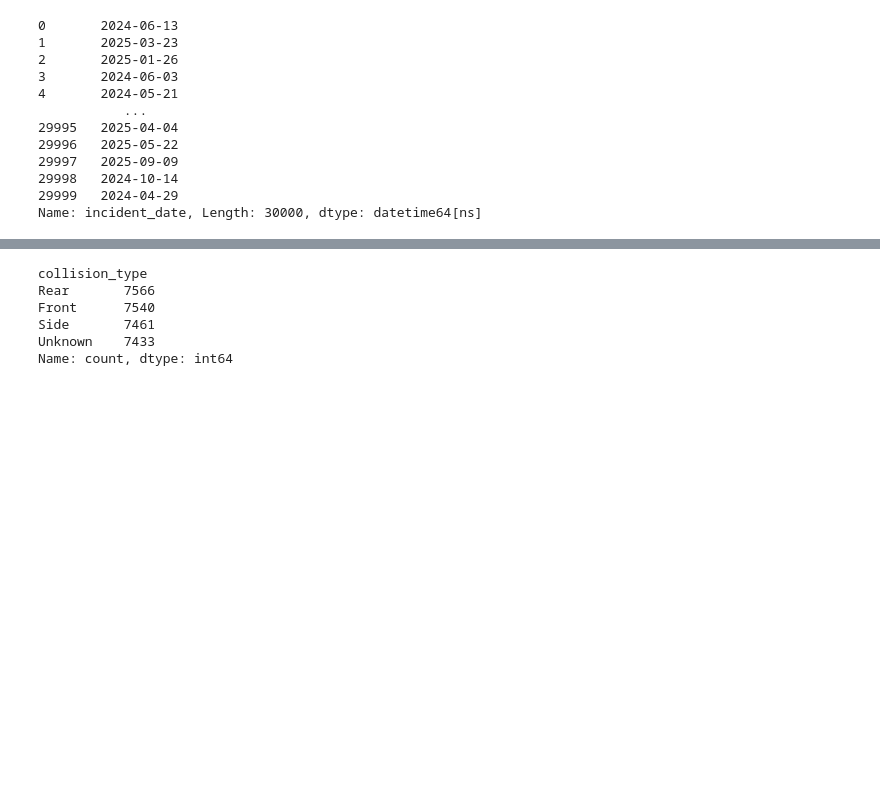
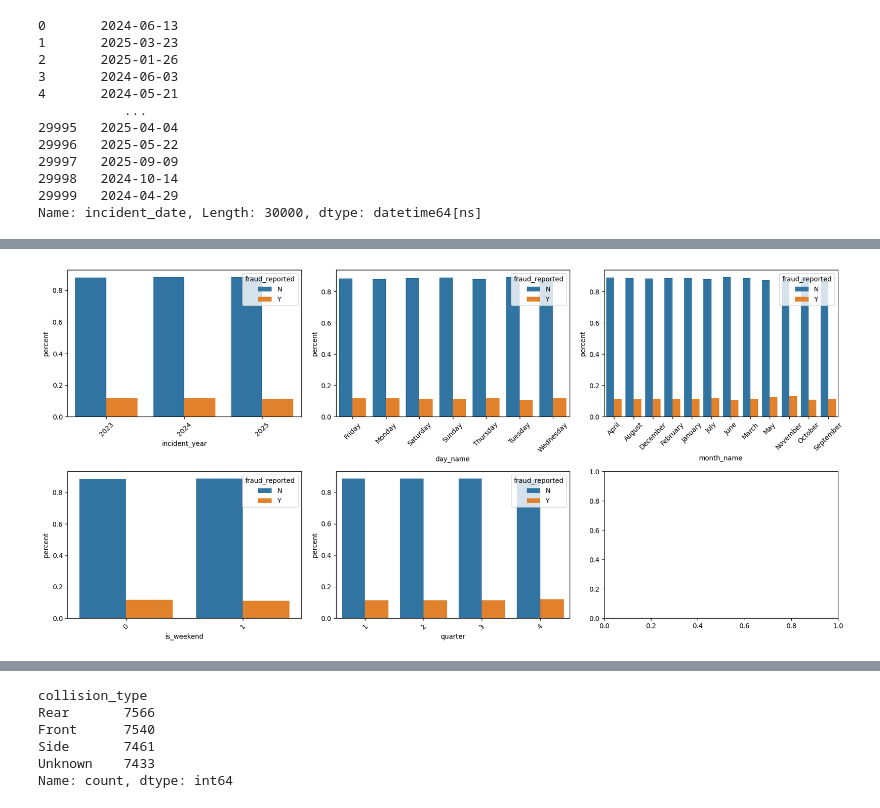
Before and after one commit to Salma-M-H/Car_Fraud_Insurance_Detection, a Jupyter notebook: car_insurance_fraud_detection.ipynb, the cells around one changed output, grey strips where cells are left out. Saved outputs shown, nothing was run; the diff lists cells and outputs as text; code cells hidden in the pictures; blank space fills up the shorter version.

Commit message:
more in data cleaning and feature engineering

```diff
--- a/car_insurance_fraud_detection.ipynb
+++ b/car_insurance_fraud_detection.ipynb
@@ -74,7 +77,7 @@ car_insurance_fraud_df.describe().T
 | claim_amount | 30000.0 | 10823.078981 | 6629.690781 | 266.74 | 5350.9475 | 10204.170 | 15381.8675 | 29719.87 |
 | total_claim_amount | 30000.0 | 12757.736600 | 7028.920069 | 502.18 | 6685.5075 | 12740.430 | 18809.9100 | 24999.72 |
 # %%
-car_insurance_fraud_df_copy.drop(columns=['policy_id'], inplace=True)
+car_insurance_fraud_df_copy.drop(columns=['policy_id','incident_city'], inplace=True)
 car_insurance_fraud_df_copy.head()
 # %% [output]
 |  | policy_state | policy_deductible | policy_annual_premium | insured_age | insured_sex | insured_education_level | ... |
@@ -166,7 +169,7 @@ fig, axes = plt.subplots(4, 3, figsize=(16, 16))
 
 axes = axes.flatten()
 
-for i, col in enumerate(categorical_columns.drop(['incident_city', 'incident_date'], axis=1)):
+for i, col in enumerate(categorical_columns.drop(['incident_date'], axis=1)):
     sns.countplot(data=car_insurance_fraud_df_copy, x=col, ax=axes[i])
     axes[i].set_title(col)
     axes[i].tick_params(axis='x', rotation=45)  # optional (for readability)
@@ -182,7 +185,7 @@ fig, axes = plt.subplots(4, 3, figsize=(16, 16))
 
 axes = axes.flatten()
 
-for i, col in enumerate(categorical_columns.drop(['incident_city', 'incident_date'], axis=1)):
+for i, col in enumerate(categorical_columns.drop(['incident_date'], axis=1)):
     temp = (
     car_insurance_fraud_df_copy
     .groupby(col)['fraud_reported']
@@ -280,3 +281,14 @@ car_insurance_fraud_df_copy['incident_date']
 29998   2024-10-14
 29999   2024-04-29
 Name: incident_date, Length: 30000, dtype: datetime64[ns]
+# %%
+car_insurance_fraud_df_copy['incident_year'] = car_insurance_fraud_df_copy['incident_date'].dt.year
+car_insurance_fraud_df_copy['incident_month'] = car_insurance_fraud_df_copy['incident_date'].dt.month
+car_insurance_fraud_df_copy['incident_month_day'] = car_insurance_fraud_df_copy['incident_date'].dt.day
+car_insurance_fraud_df_copy['incident_week_day'] = car_insurance_fraud_df_copy['incident_date'].dt.dayofweek
+car_insurance_fraud_df_copy['day_name'] = car_insurance_fraud_df_copy['incident_date'].dt.day_name()
+car_insurance_fraud_df_copy['month_name'] = car_insurance_fraud_df_copy['incident_date'].dt.month_name()
+car_insurance_fraud_df_copy['is_weekend'] = np.where(car_insurance_fraud_df_copy['incident_week_day'].isin([5, 6]), 1, 0)
+car_insurance_fraud_df_copy['quarter'] = car_insurance_fraud_df_copy['incident_date'].dt.quarter
+
+car_insurance_fraud_df_copy.head()
@@ -282,0 +303,29 @@ Name: incident_date, Length: 30000, dtype: datetime64[ns]
+# %%
+columns = ['incident_year','day_name', 'month_name', 'is_weekend', 'quarter']
+
+fig, axes = plt.subplots(2, 3, figsize=(17, 8))
+
+axes = axes.flatten()
+
+for i, col in enumerate(columns):
+    temp = (
+    car_insurance_fraud_df_copy
+    .groupby(col)['fraud_reported']
+    .value_counts(normalize=True)
+    .rename('percent')
+    .reset_index()
+    )
+
+    sns.barplot(
+        data=temp,
+        x=col,
+        y='percent',
+        hue='fraud_reported',
+        ax=axes[i]
+    )
+    axes[i].tick_params(axis='x', rotation=45)
+
+plt.tight_layout()
+plt.show()
+# %% [output]
+[figure, added]
```
Also changed, not shown: parts of 21 cells of this notebook, 1 other file.
